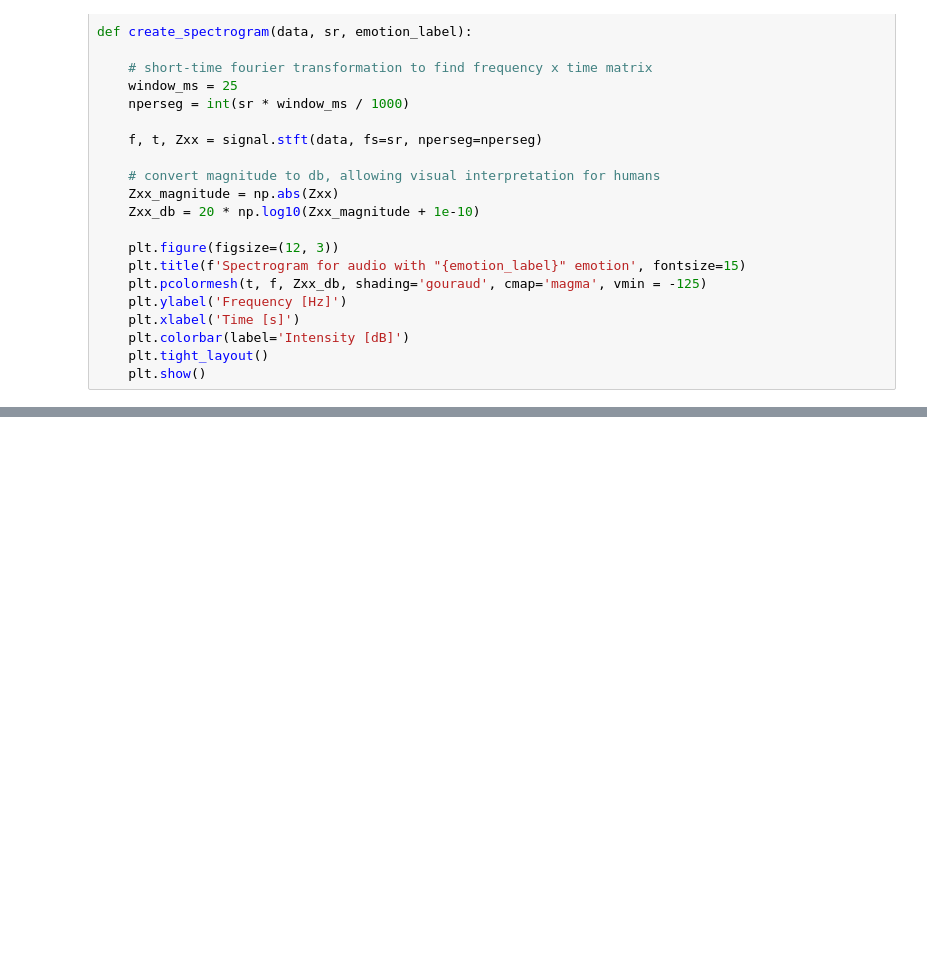
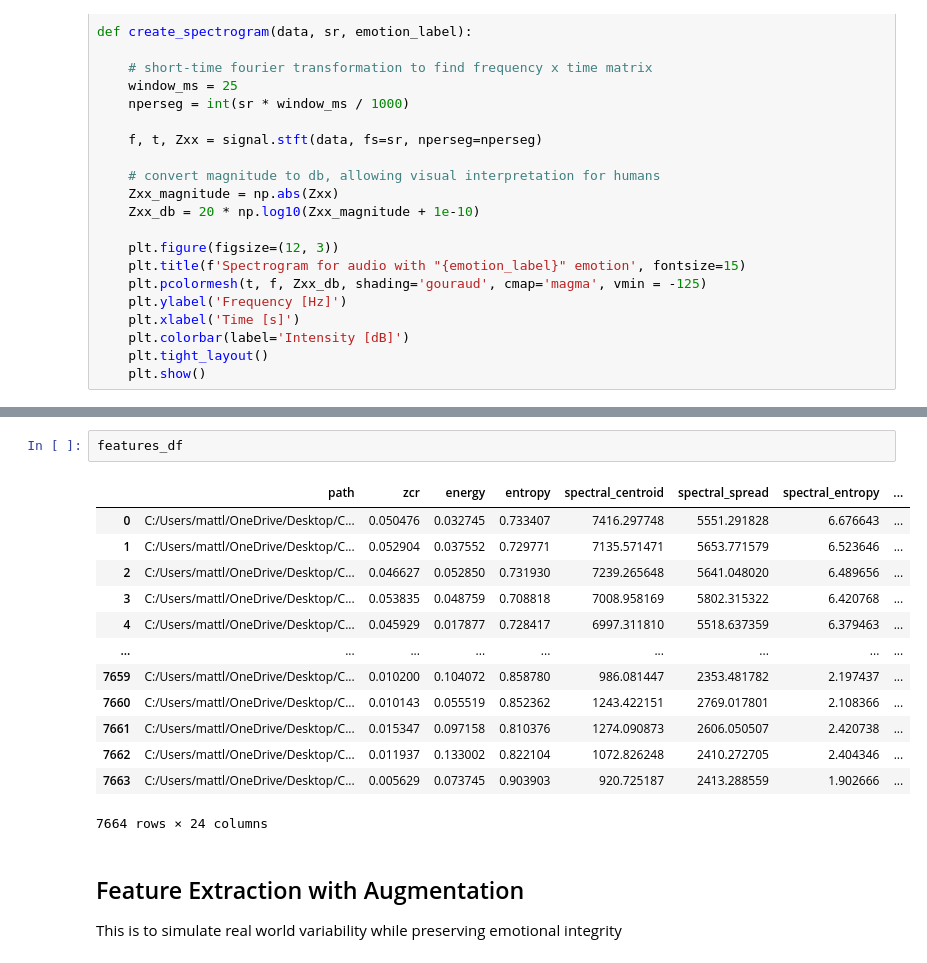
Before and after one commit to mattsiaco/ML_Project_Speech-Emotion-Recognition, a Jupyter notebook: project.ipynb, the cells around one changed output, grey strips where cells are left out. Saved outputs shown, nothing was run; the diff lists cells and outputs as text; blank space fills up the shorter version.

Commit message:
feature extraction for audio files

```diff
--- a/project.ipynb
+++ b/project.ipynb
@@ -329,0 +425,19 @@ This whole process was jointly optimized, refining the CNN and clustering assign
+# %%
+features_df
+# %% [output]
+|  | path | zcr | energy | entropy | spectral_centroid | spectral_spread | spectral_entropy | ... |
+| 0 | C:/Users/mattl/OneDrive/Desktop/C... | 0.050476 | 0.032745 | 0.733407 | 7416.297748 | 5551.291828 | 6.676643 | ... |
+| 1 | C:/Users/mattl/OneDrive/Desktop/C... | 0.052904 | 0.037552 | 0.729771 | 7135.571471 | 5653.771579 | 6.523646 | ... |
+| 2 | C:/Users/mattl/OneDrive/Desktop/C... | 0.046627 | 0.052850 | 0.731930 | 7239.265648 | 5641.048020 | 6.489656 | ... |
+| 3 | C:/Users/mattl/OneDrive/Desktop/C... | 0.053835 | 0.048759 | 0.708818 | 7008.958169 | 5802.315322 | 6.420768 | ... |
+| 4 | C:/Users/mattl/OneDrive/Desktop/C... | 0.045929 | 0.017877 | 0.728417 | 6997.311810 | 5518.637359 | 6.379463 | ... |
+| ... | ... | ... | ... | ... | ... | ... | ... | ... |
+| 7659 | C:/Users/mattl/OneDrive/Desktop/C... | 0.010200 | 0.104072 | 0.858780 | 986.081447 | 2353.481782 | 2.197437 | ... |
+| 7660 | C:/Users/mattl/OneDrive/Desktop/C... | 0.010143 | 0.055519 | 0.852362 | 1243.422151 | 2769.017801 | 2.108366 | ... |
+| 7661 | C:/Users/mattl/OneDrive/Desktop/C... | 0.015347 | 0.097158 | 0.810376 | 1274.090873 | 2606.050507 | 2.420738 | ... |
+| 7662 | C:/Users/mattl/OneDrive/Desktop/C... | 0.011937 | 0.133002 | 0.822104 | 1072.826248 | 2410.272705 | 2.404346 | ... |
+| 7663 | C:/Users/mattl/OneDrive/Desktop/C... | 0.005629 | 0.073745 | 0.903903 | 920.725187 | 2413.288559 | 1.902666 | ... |
+7664 rows × 24 columns
+# %% [markdown]
+## Feature Extraction with Augmentation
+This is to simulate real world variability while preserving emotional integrity
```
Also changed, not shown: parts of 7 cells of this notebook.
